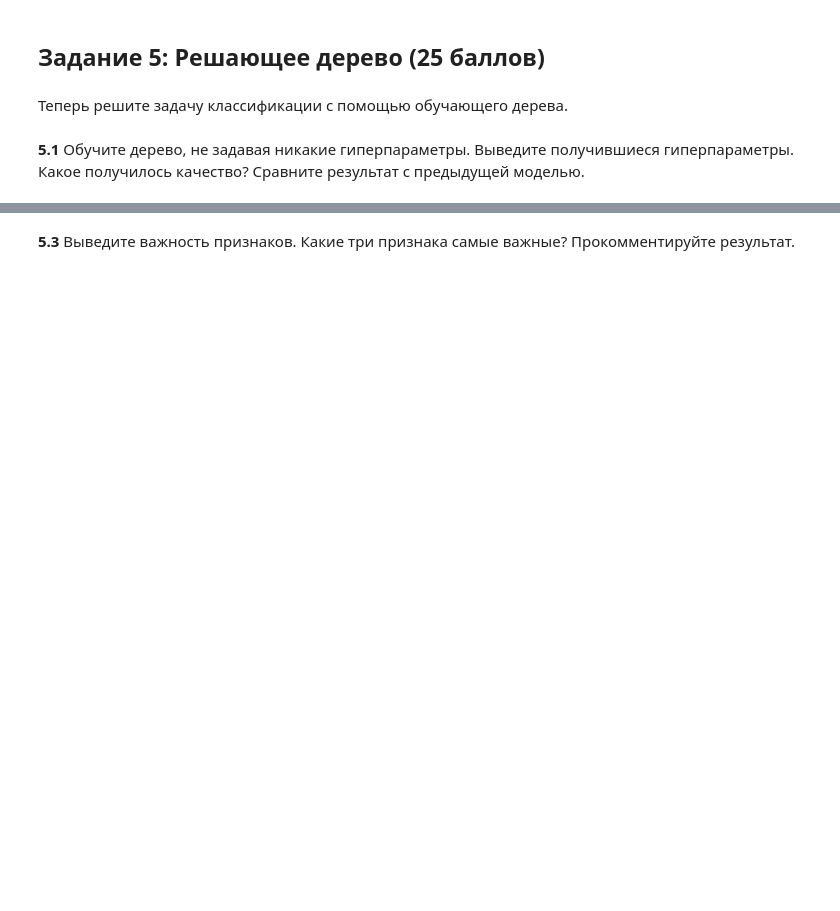
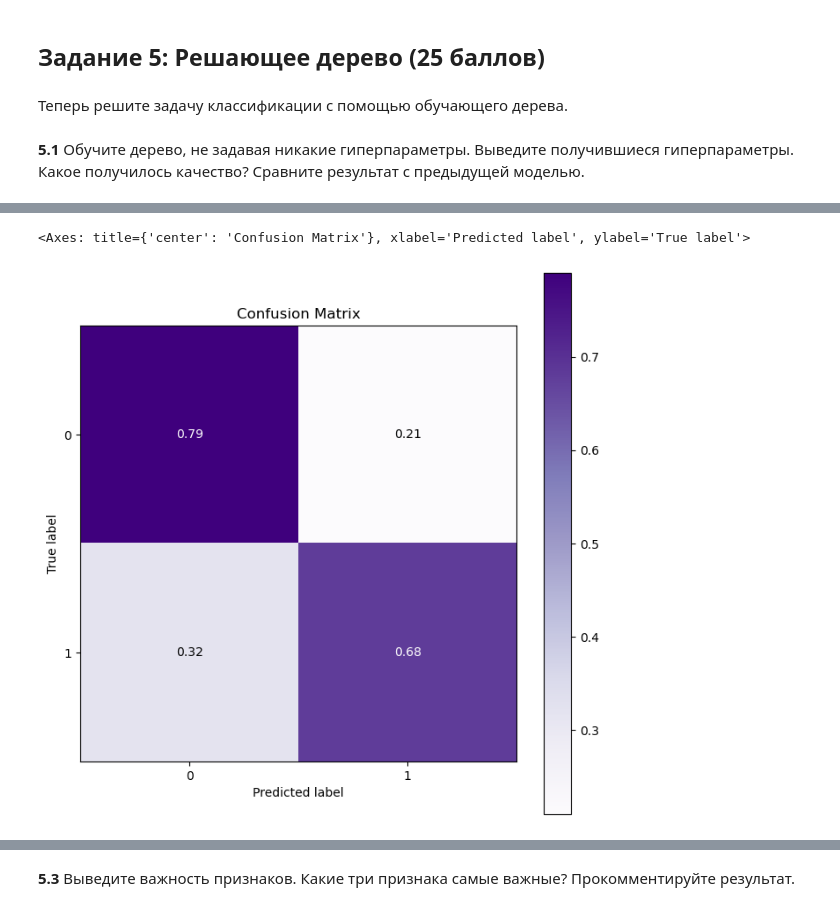
Before and after one commit to ruzhov1992/MathforSF, a Jupyter notebook: SF_project.ipynb, the cells around one changed output, grey strips where cells are left out. Cells and saved outputs as stored; diff of their text form; code cells hidden in the pictures; blank space fills up the shorter version.

```diff
--- a/SF_project.ipynb
+++ b/SF_project.ipynb
@@ -322,4 +411,22 @@ print(vector_len)
 # %% [markdown]
 **5.1** Обучите дерево, не задавая никакие гиперпараметры. Выведите получившиеся гиперпараметры. Какое получилось качество? Сравните результат с предыдущей моделью.
 # %%
-# ваш код
+from sklearn.tree import DecisionTreeClassifier
+
+
+# Инициализация модели дерева решений с параметрами по умолчанию
+tree = DecisionTreeClassifier(random_state=42)
+
+# Обучение модели
+tree.fit(X_train, y_train)
+
+# Прогноз на тестовой выборке
+y_pred_tree = tree.predict(X_test)
+
+from sklearn.metrics import classification_report, accuracy_score, confusion_matrix
+
+print("Accuracy Score : {:.2f}".format(accuracy_score(y_test, y_pred)))
+print(f'Decision Tree Parameters: {tree.get_params()}')
+print("\nClassification Report :")
+print(classification_report(y_test, y_pred))
+print("\nConfusion Matrix:\n", confusion_matrix(y_test, y_pred))
@@ -333,0 +510,12 @@ print(vector_len)
+# %%
+fig = plt.figure(figsize=(8,8))
+ax = fig.add_subplot(111)
+skplt.metrics.plot_confusion_matrix(y_test, y_pred_best_tree,
+                                    normalize=True,
+                                    title="Confusion Matrix",
+                                    cmap="Purples",
+                                    ax=ax
+                                    )
+# %% [output]
+<Axes: title={'center': 'Confusion Matrix'}, xlabel='Predicted label', ylabel='True label'>
+[figure, added]
```
Also changed, not shown: parts of 28 cells of this notebook.
